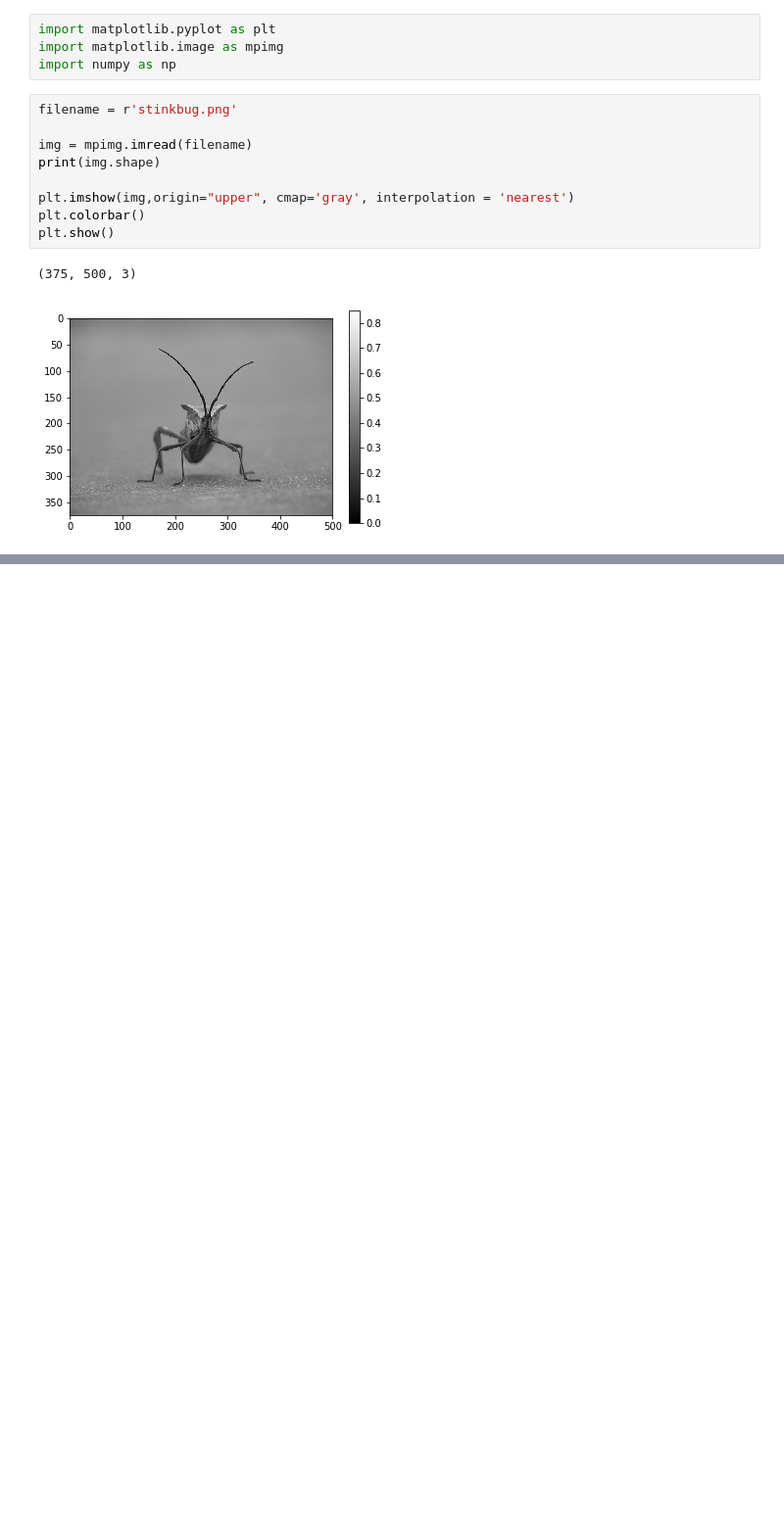
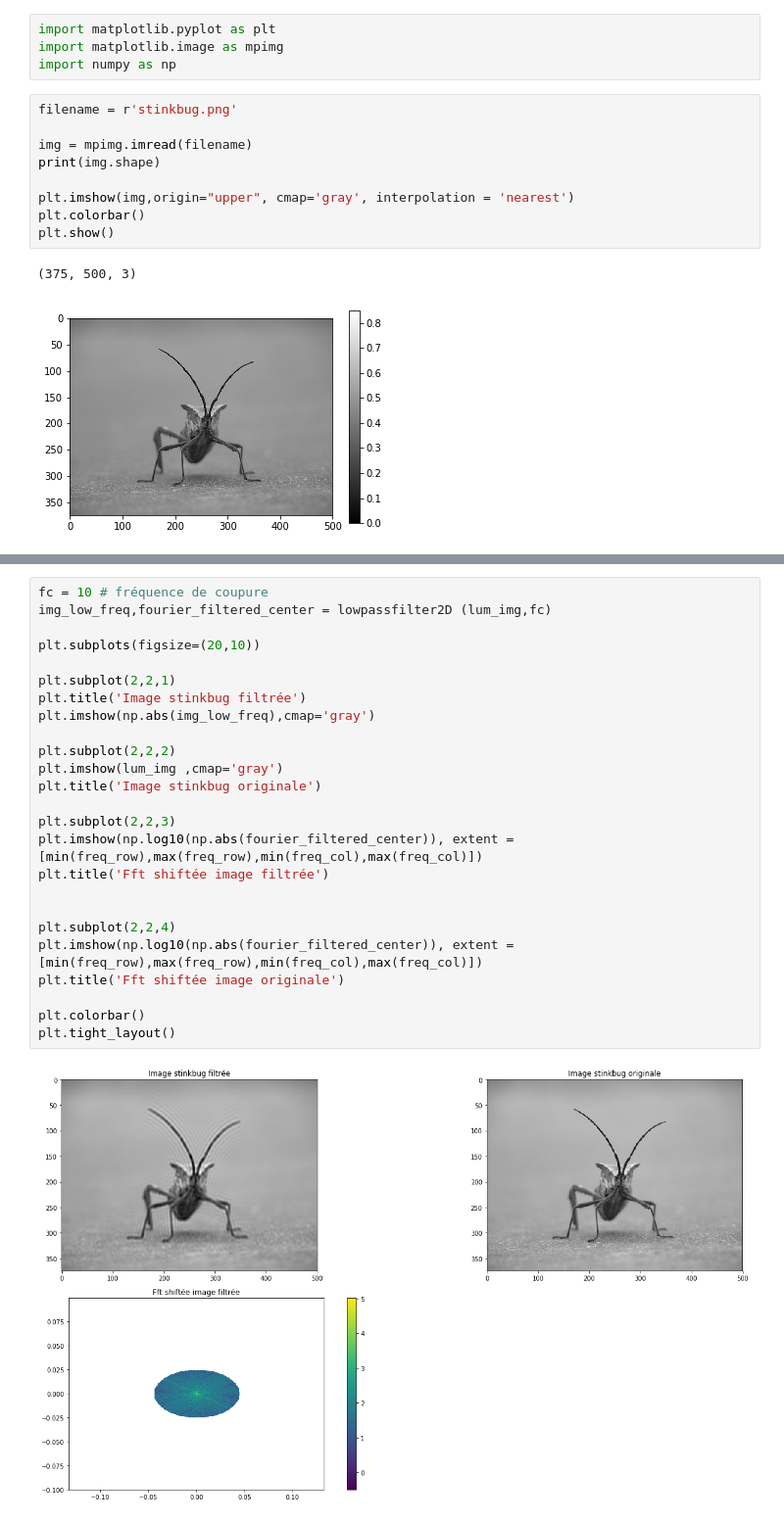
Before and after one commit to cindytrinh/Pyt_tps, a Jupyter notebook: TP3_DUROUCHOUX_TRINH/TP3_DUROUCHOUX_TRINH.ipynb, the cells around one changed output, grey strips where cells are left out. Shown at 98% size. Drawn from its saved outputs; the diff is of its cells as text; blank space fills up the shorter version.

```diff
--- a/TP3_DUROUCHOUX_TRINH/TP3_DUROUCHOUX_TRINH.ipynb
+++ b/TP3_DUROUCHOUX_TRINH/TP3_DUROUCHOUX_TRINH.ipynb
@@ -185,0 +203,27 @@ print(fourier)
+# %%
+fc = 10 # fréquence de coupure
+img_low_freq,fourier_filtered_center = lowpassfilter2D (lum_img,fc)
+
+plt.subplots(figsize=(20,10))
+
+plt.subplot(2,2,1)
+plt.title('Image stinkbug filtrée')
+plt.imshow(np.abs(img_low_freq),cmap='gray')
+
+plt.subplot(2,2,2)
+plt.imshow(lum_img ,cmap='gray')
+plt.title('Image stinkbug originale')
+
+plt.subplot(2,2,3)
+plt.imshow(np.log10(np.abs(fourier_filtered_center)), extent = [min(freq_row),max(freq_row),min(freq_col),max(freq_col)])
+plt.title('Fft shiftée image filtrée')
+
+
+plt.subplot(2,2,4)
+plt.imshow(np.log10(np.abs(fourier_filtered_center)), extent = [min(freq_row),max(freq_row),min(freq_col),max(freq_col)])
+plt.title('Fft shiftée image originale')
+
+plt.colorbar()
+plt.tight_layout()
+# %% [output]
+[figure, added]
```
Also changed, not shown: parts of 10 cells of this notebook, 6 other files.
